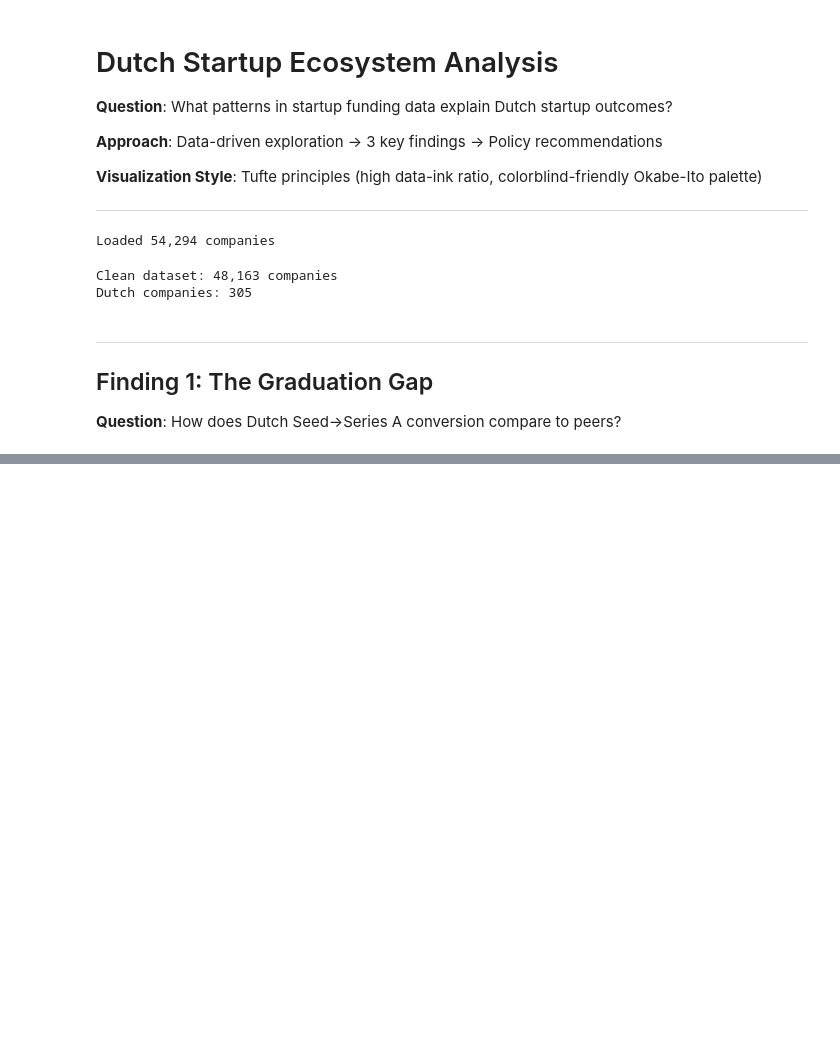
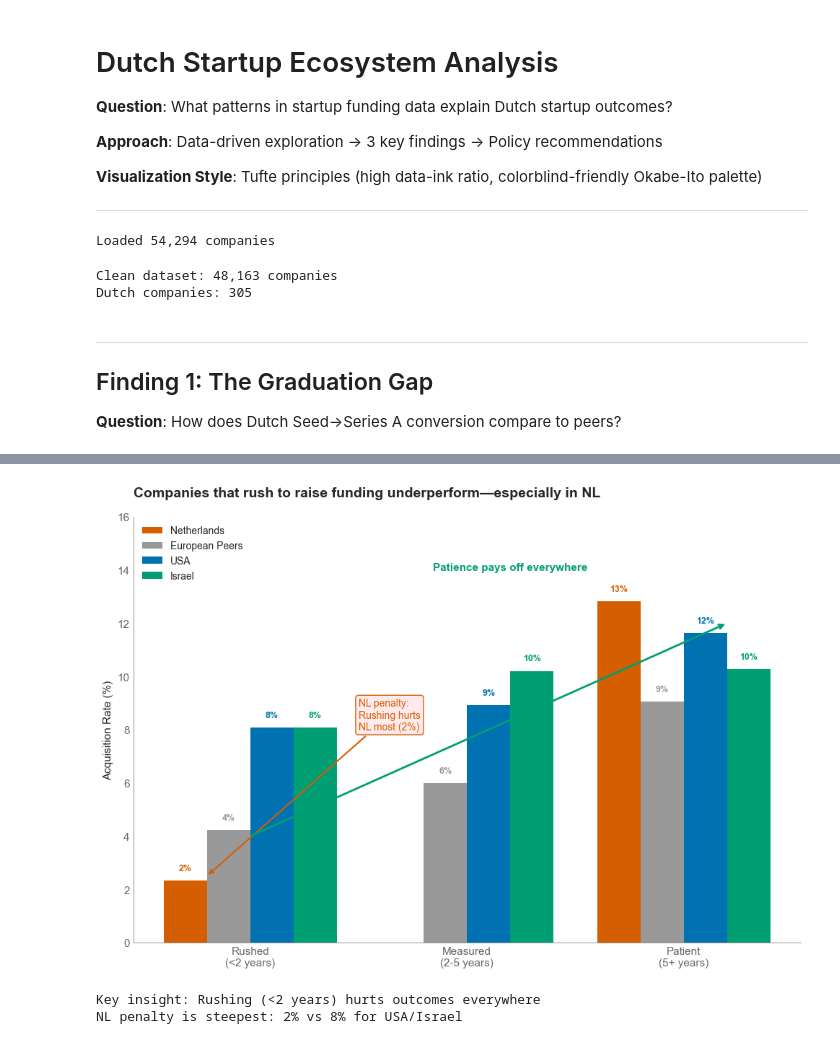
Before and after one commit to coendewith/techleap-case-assignment, a Jupyter notebook: task-1-analysis/analysis.ipynb, the cells around one changed output, grey strips where cells are left out. Drawn from its saved outputs; the diff is of its cells as text; code cells hidden in the pictures; blank space fills up the shorter version.

```diff
--- a/task-1-analysis/analysis.ipynb
+++ b/task-1-analysis/analysis.ipynb
@@ -278,0 +217,64 @@ Key insight: 5-7 year bootstrap is optimal, waiting too long hurts outcomes
+# %%
+# Calculate acquisition rate by bootstrap period
+def bootstrap_rate(country_codes, year_range):
+    if isinstance(country_codes, str):
+        country_codes = [country_codes]
+    valid = df[(df['founded_at'].notna()) & (df['first_funding_at'].notna())].copy()
+    valid['years_to_funding'] = (valid['first_funding_at'] - valid['founded_at']).dt.days / 365.25
+    valid = valid[(valid['years_to_funding'] >= 0) & (valid['years_to_funding'] <= 15)]
+    subset = valid[valid['country_code'].isin(country_codes)]
+    in_range = subset[(subset['years_to_funding'] >= year_range[0]) & (subset['years_to_funding'] < year_range[1])]
+    if len(in_range) == 0:
+        return 0, 0
+    return in_range['acquired'].sum() / len(in_range) * 100, len(in_range)
+
+# Simpler 3 categories
+boot_cats = ['Rushed\n(<2 years)', 'Measured\n(2-5 years)', 'Patient\n(5+ years)']
+boot_ranges = [(0, 2), (2, 5), (5, 20)]
+
+fig, ax = plt.subplots(figsize=(10, 7))
+tufte_style(ax)
+
+x = np.arange(len(boot_cats))
+width = 0.2
+
+for i, (region, codes, color) in enumerate(zip(regions, region_codes, region_colors)):
+    rates = [bootstrap_rate(codes, br)[0] for br in boot_ranges]
+    offset = width * i
+    bars = ax.bar(x + offset, rates, width, label=region, color=color, edgecolor='none')
+    for bar, rate in zip(bars, rates):
+        if rate > 0:
+            ax.text(bar.get_x() + bar.get_width()/2, bar.get_height() + 0.3,
+                    f'{rate:.0f}%', ha='center', va='bottom', fontsize=9, fontweight='bold', color=color)
+
+# NL penalty annotation
+ax.annotate('NL penalty:\nRushing hurts\nNL most (2%)',
+            xy=(0.1, 2.5), xytext=(0.8, 8),
+            fontsize=10, color=COLORS['vermillion'],
+            arrowprops=dict(arrowstyle='->', color=COLORS['vermillion'], lw=1.5),
+            bbox=dict(boxstyle='round,pad=0.3', facecolor='#FFEBEE', edgecolor=COLORS['vermillion']))
+
+# Trend arrow
+ax.annotate('', xy=(2.5, 12), xytext=(0.3, 4),
+            arrowprops=dict(arrowstyle='->', color=COLORS['green'], lw=2))
+ax.text(1.5, 14, 'Patience pays off everywhere', fontsize=11, color=COLORS['green'],
+        fontweight='bold', ha='center')
+
+ax.set_ylabel('Acquisition Rate (%)', fontsize=11)
+ax.set_title('Companies that rush to raise funding underperform—especially in NL',
+             fontsize=14, fontweight='bold', loc='left', pad=20)
+ax.set_xticks(x + width * 1.5)
+ax.set_xticklabels(boot_cats, fontsize=11)
+ax.legend(loc='upper left', fontsize=10, frameon=False)
+ax.set_ylim(0, 16)
+
+plt.tight_layout()
+plt.savefig('figures/finding3_tortoise_effect.png', dpi=150, bbox_inches='tight', facecolor='white')
+plt.show()
+
+print('\nKey insight: Rushing (<2 years) hurts outcomes everywhere')
+print('NL penalty is steepest: 2% vs 8% for USA/Israel')
+# %% [output]
+[figure, added]
+Key insight: Rushing (<2 years) hurts outcomes everywhere
+NL penalty is steepest: 2% vs 8% for USA/Israel
```
Also changed, not shown: parts of 13 cells of this notebook, 17 other files.
